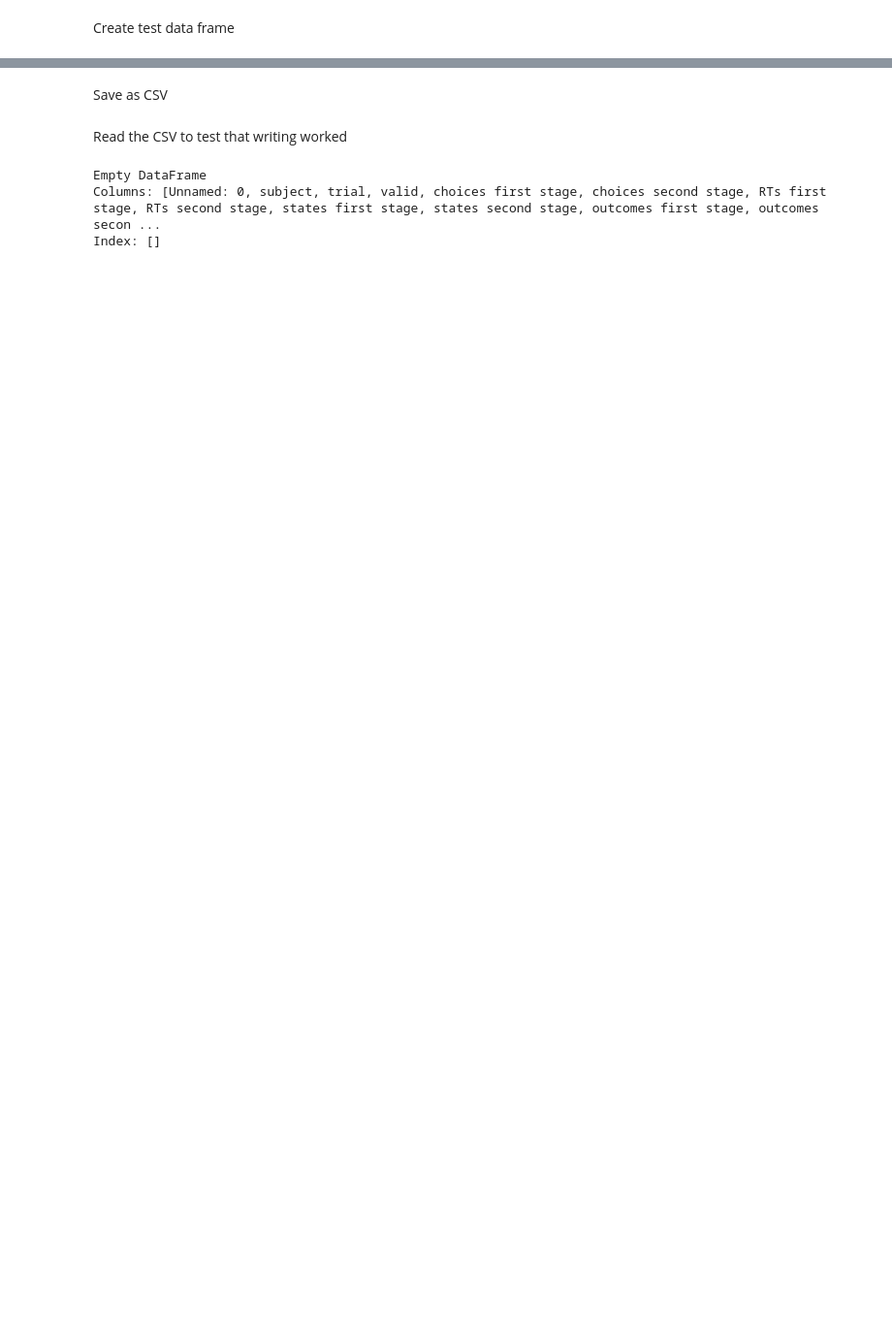
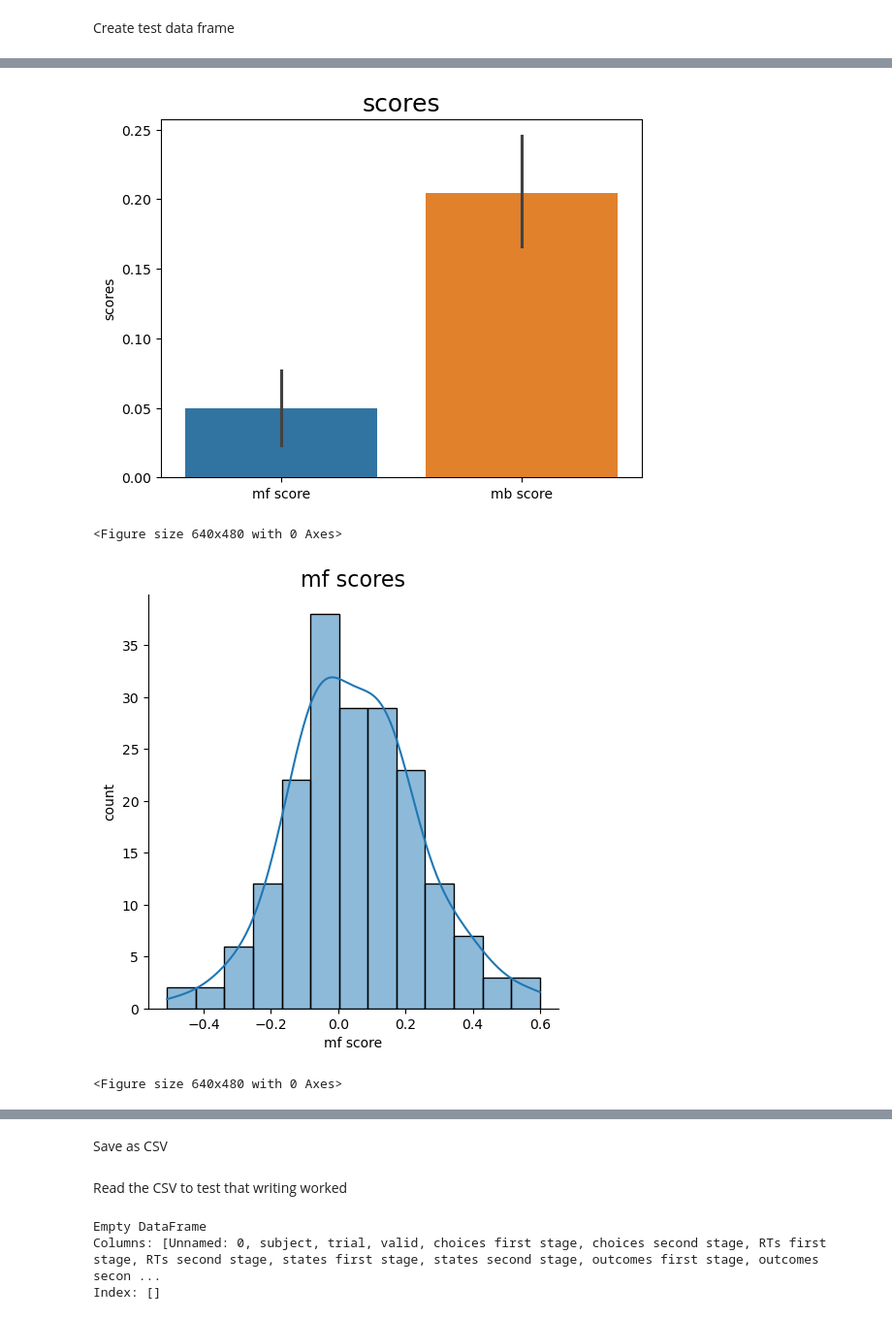
Before and after one commit to SSchwoebel/BayesianTwoStageTaskAnalysis, a Jupyter notebook: 1_preprocess_raw_data.ipynb, the cells around one changed output, grey strips where cells are left out. Shown at 97% size. Cells and saved outputs as stored; diff of their text form; code cells hidden in the pictures; blank space fills up the shorter version.

```diff
--- a/1_preprocess_raw_data.ipynb
+++ b/1_preprocess_raw_data.ipynb
@@ -31,0 +141,5 @@ processed_data = pd.DataFrame({"subject": [], "trial": [], "valid": [],
+# %%
+dataset_names = os.listdir(raw_data_folder)
+print(dataset_names)
+nsubs = len(dataset_names)
+print(nsubs)
@@ -31,0 +264,38 @@ processed_data = pd.DataFrame({"subject": [], "trial": [], "valid": [],
+# %%
+mf_score = summary_stayed_arr[0] + summary_stayed_arr[1] - summary_stayed_arr[2] - summary_stayed_arr[3]
+
+mb_score = summary_stayed_arr[0] - summary_stayed_arr[1] - summary_stayed_arr[2] + summary_stayed_arr[3]
+
+scores = pd.DataFrame({'mf score': mf_score, 'mb score': mb_score})
+
+plt.figure()
+g = sns.barplot(data=scores)
+#plt.ylim([0,0.5])
+# plt.yticks(np.arange(0,1.1,0.2),fontsize=16)
+plt.title("scores", fontsize=18)
+plt.savefig("data_scores.svg",dpi=300)
+plt.ylabel("scores")
+plt.show()
+
+plt.figure()
+sns.displot(data=scores, x="mf score", kde=True)
+#plt.ylim([0,0.5])
+# plt.yticks(np.arange(0,1.1,0.2),fontsize=16)
+plt.title("mf scores", fontsize=16)
+plt.savefig("mf_scores.svg",dpi=300)
+plt.ylabel("count")
+plt.show()
+
+plt.figure()
+sns.displot(data=scores, x="mb score", kde=True)
+#plt.ylim([0,0.5])
+# plt.yticks(np.arange(0,1.1,0.2),fontsize=16)
+plt.title("mb scores", fontsize=16)
+plt.savefig("mb_scores.svg",dpi=300)
+plt.ylabel("count")
+plt.show()
+# %% [output]
+[figure, added]
+<Figure size 640x480 with 0 Axes>
+[figure, added]
+<Figure size 640x480 with 0 Axes>
```
Also changed, not shown: parts of 8 cells of this notebook.
